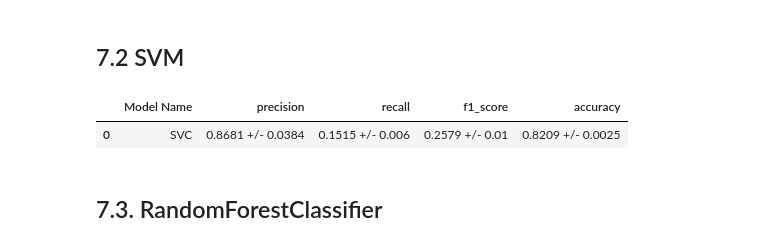
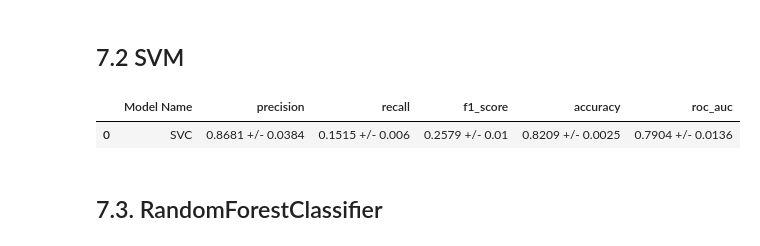
Before and after one commit to cidosjr/churn-prediction, a Jupyter notebook: notebooks/c07-model_training_metrics.ipynb, the cells around one changed output. Saved outputs shown, nothing was run; the diff lists cells and outputs as text; code cells hidden in the pictures.

```diff
--- a/notebooks/c07-model_training_metrics.ipynb
+++ b/notebooks/c07-model_training_metrics.ipynb
@@ -33,13 +33,16 @@ def performance_metrics_cv( estimator, X, y, model_name, cv=3 ):
     _recall = cross_val_score(estimator, X, y, scoring='recall', cv=cv)
     _f1 = cross_val_score(estimator, X, y, scoring='f1', cv=cv)
     _accuracy = cross_val_score(estimator, X, y, scoring='accuracy', cv=cv)
+    _roc_auc = cross_val_score(estimator, X, y, scoring='roc_auc', cv=cv)
+
 
     dict_ = {
         'Model Name': model_name,
         'precision': f'{round(np.mean(_precision), 4)}    +/-   {round(np.std(_precision), 4)}',
         'recall':    f'{round(np.mean(_recall), 4)}    +/-   {round(np.std(_recall), 4)}',
         'f1_score':  f'{round(np.mean(_f1), 4)}    +/-   {round(np.std(_f1), 4)}',
-        'accuracy':  f'{round(np.mean(_accuracy), 4)}    +/-   {round(np.std(_accuracy), 4)}'
+        'accuracy':  f'{round(np.mean(_accuracy), 4)}    +/-   {round(np.std(_accuracy), 4)}',
+        'roc_auc':  f'{round(np.mean(_roc_auc), 4)}    +/-   {round(np.std(_roc_auc), 4)}'
     }
     return pd.DataFrame( dict_, index=[0] )
 # %%
@@ -822,29 +825,29 @@ result_knn = performance_metrics_cv( model_knn, X_train, y_train, 'KNeighborsCla
 # %%
 # model definition
 model_svm = svm.SVC(C=10.0,
                     kernel='rbf',
                     degree=3,
                     gamma='scale',
                     coef0=0.0,
                     shrinking=True,
-                    probability=False,
+                    probability=True,
                     tol=0.001,
                     cache_size=200,
                     class_weight=None,
                     verbose=False,
                     max_iter=-1,
                     decision_function_shape='ovr',
                     break_ties=False,
                     random_state=42)
 # model fit
 model_svm.fit( X_train, y_train )
 
 # model performance
 result_svm = performance_metrics_cv( model_svm, X_train, y_train, 'SVC', cv=3 )
 result_svm
 # %% [output]
-|  | Model Name | precision | recall | f1_score | accuracy |
-| 0 | SVC | 0.8681 +/- 0.0384 | 0.1515 +/- 0.006 | 0.2579 +/- 0.01 | 0.8209 +/- 0.0025 |
+|  | Model Name | precision | recall | f1_score | accuracy | roc_auc |
+| 0 | SVC | 0.8681 +/- 0.0384 | 0.1515 +/- 0.006 | 0.2579 +/- 0.01 | 0.8209 +/- 0.0025 | 0.7904 +/- 0.0136 |
 # %% [markdown]
 ## 7.3. RandomForestClassifier
 # %%
```
Also changed, not shown: parts of 13 cells of this notebook.
